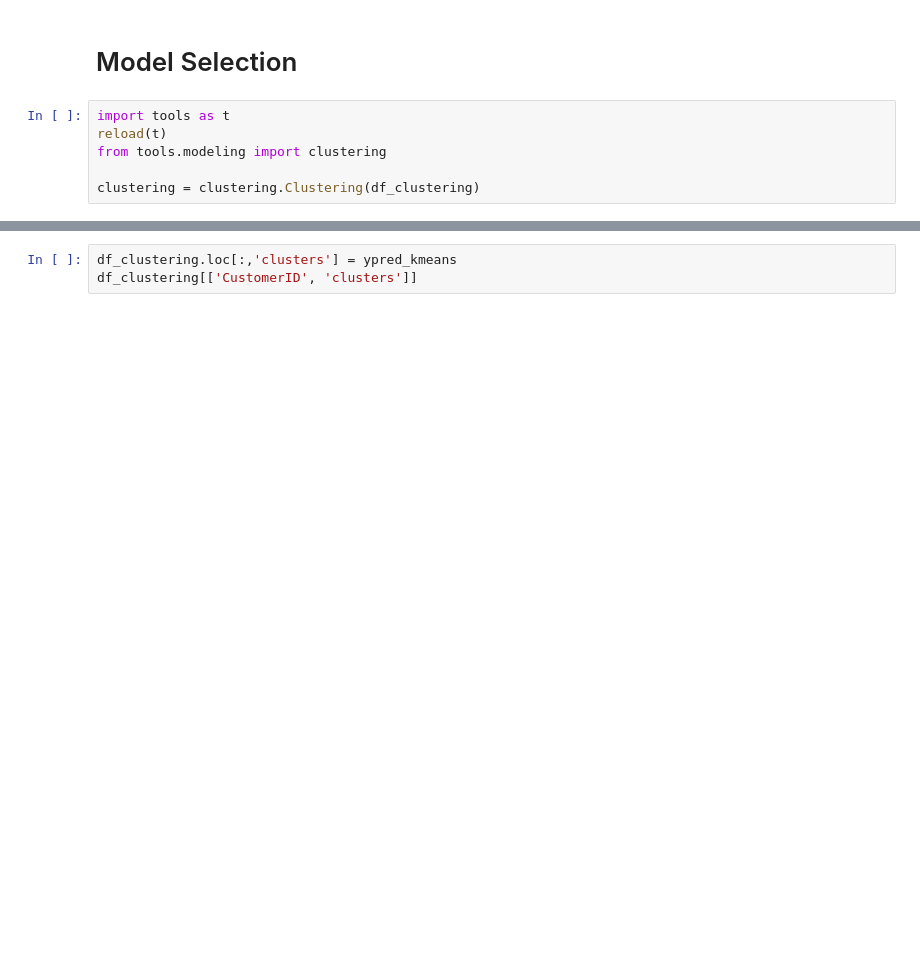
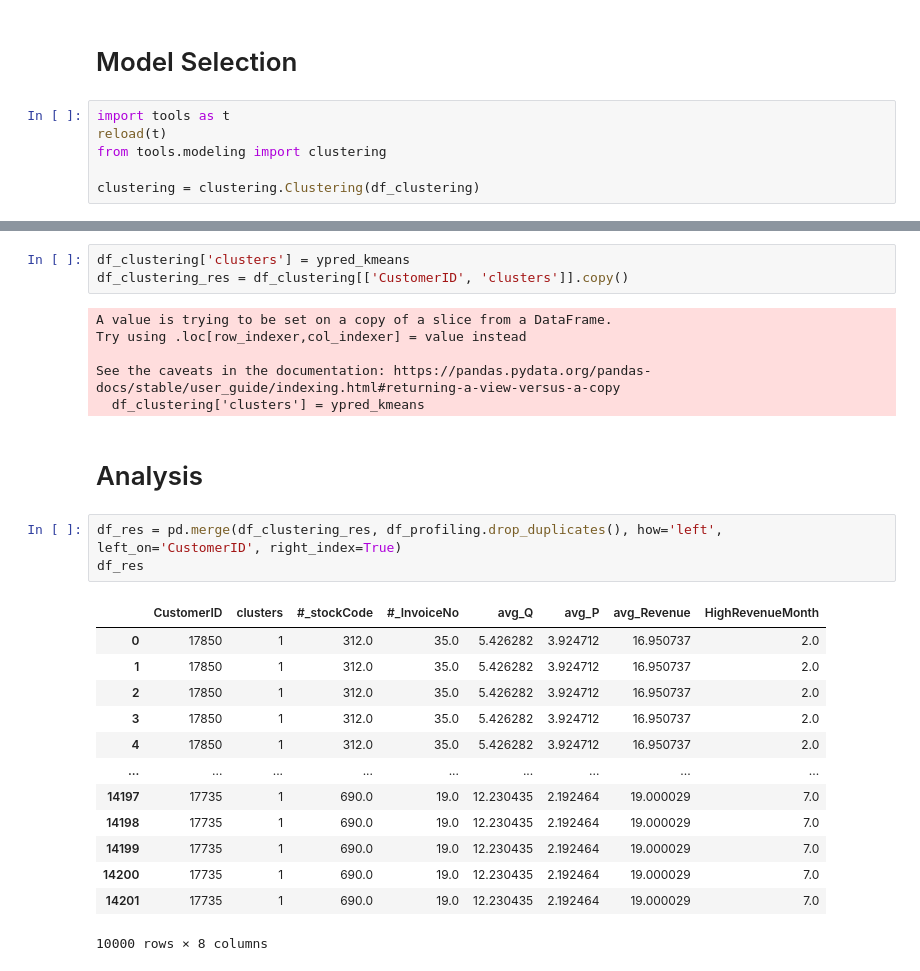
Before and after one commit to nastiag67/online-retail-clustering, a Jupyter notebook: README.ipynb, the cells around one changed output, grey strips where cells are left out. Cells and saved outputs as stored; diff of their text form; blank space fills up the shorter version.

```diff
--- a/README.ipynb
+++ b/README.ipynb
@@ -166,3 +227,28 @@ model_kmeans, ypred_kmeans = clustering.check_model(name, model, steps, plot)
 # %%
-df_clustering.loc[:,'clusters'] = ypred_kmeans
-df_clustering[['CustomerID', 'clusters']]
+df_clustering['clusters'] = ypred_kmeans
+df_clustering_res = df_clustering[['CustomerID', 'clusters']].copy()
+# %% [output]
+A value is trying to be set on a copy of a slice from a DataFrame.
+Try using .loc[row_indexer,col_indexer] = value instead
+
+See the caveats in the documentation: https://pandas.pydata.org/pandas-docs/stable/user_guide/indexing.html#returning-a-view-versus-a-copy
+  df_clustering['clusters'] = ypred_kmeans
+# %% [markdown]
+# Analysis
+# %%
+df_res = pd.merge(df_clustering_res, df_profiling.drop_duplicates(), how='left', left_on='CustomerID', right_index=True)
+df_res
+# %% [output]
+|  | CustomerID | clusters | #_stockCode | #_InvoiceNo | avg_Q | avg_P | avg_Revenue | HighRevenueMonth |
+| 0 | 17850 | 1 | 312.0 | 35.0 | 5.426282 | 3.924712 | 16.950737 | 2.0 |
+| 1 | 17850 | 1 | 312.0 | 35.0 | 5.426282 | 3.924712 | 16.950737 | 2.0 |
+| 2 | 17850 | 1 | 312.0 | 35.0 | 5.426282 | 3.924712 | 16.950737 | 2.0 |
+| 3 | 17850 | 1 | 312.0 | 35.0 | 5.426282 | 3.924712 | 16.950737 | 2.0 |
+| 4 | 17850 | 1 | 312.0 | 35.0 | 5.426282 | 3.924712 | 16.950737 | 2.0 |
+| ... | ... | ... | ... | ... | ... | ... | ... | ... |
+| 14197 | 17735 | 1 | 690.0 | 19.0 | 12.230435 | 2.192464 | 19.000029 | 7.0 |
+| 14198 | 17735 | 1 | 690.0 | 19.0 | 12.230435 | 2.192464 | 19.000029 | 7.0 |
+| 14199 | 17735 | 1 | 690.0 | 19.0 | 12.230435 | 2.192464 | 19.000029 | 7.0 |
+| 14200 | 17735 | 1 | 690.0 | 19.0 | 12.230435 | 2.192464 | 19.000029 | 7.0 |
+| 14201 | 17735 | 1 | 690.0 | 19.0 | 12.230435 | 2.192464 | 19.000029 | 7.0 |
+10000 rows × 8 columns
```
Also changed, not shown: parts of 9 cells of this notebook, 1 other file.
